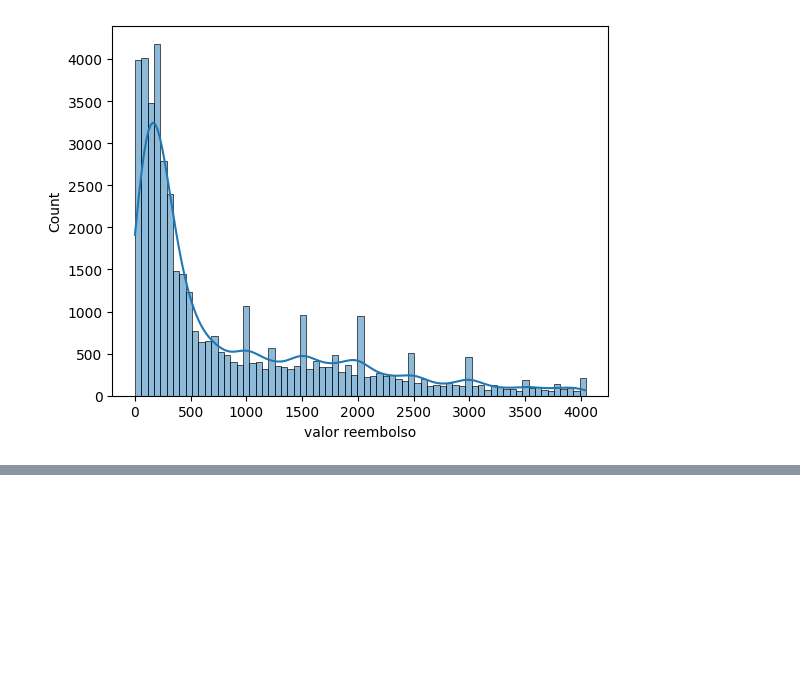
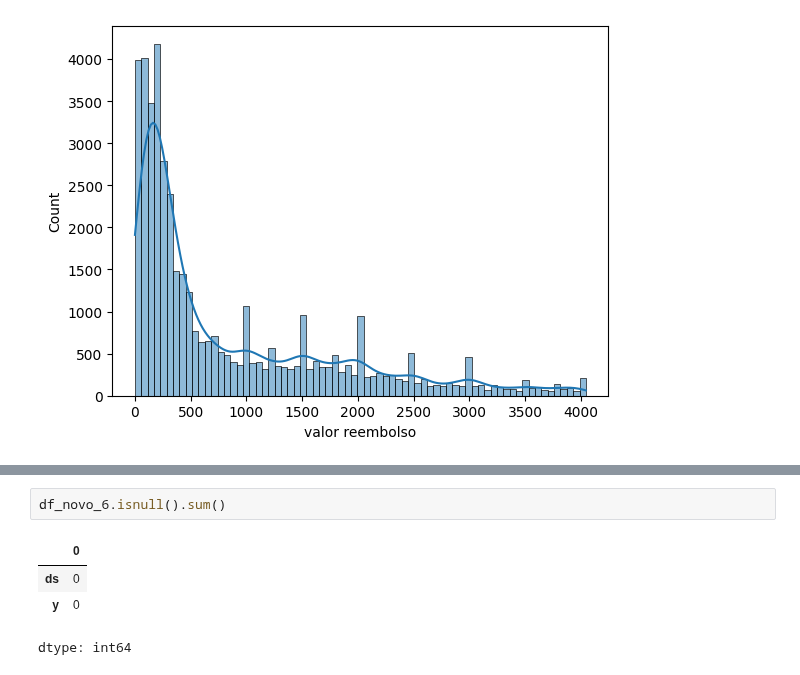
Before and after one commit to jeniferGoncalvesDaSilvaDev/7daysofcode-ds-alura2, a Jupyter notebook: desafio_7daysofcode_ds_alura.ipynb, the cells around one changed output, grey strips where cells are left out. Cells and saved outputs as stored; diff of their text form; blank space fills up the shorter version.

```diff
--- a/desafio_7daysofcode_ds_alura.ipynb
+++ b/desafio_7daysofcode_ds_alura.ipynb
@@ -835,0 +839,7 @@ plt.show()
+# %%
+df_novo_6.isnull().sum()
+# %% [output]
+|  | 0 |
+| ds | 0 |
+| y | 0 |
+dtype: int64
```
Also changed, not shown: parts of 9 cells of this notebook.
